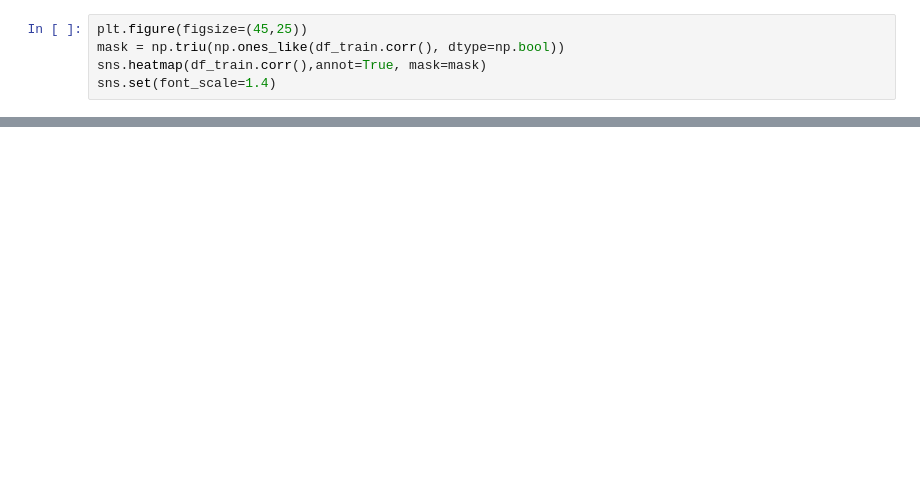
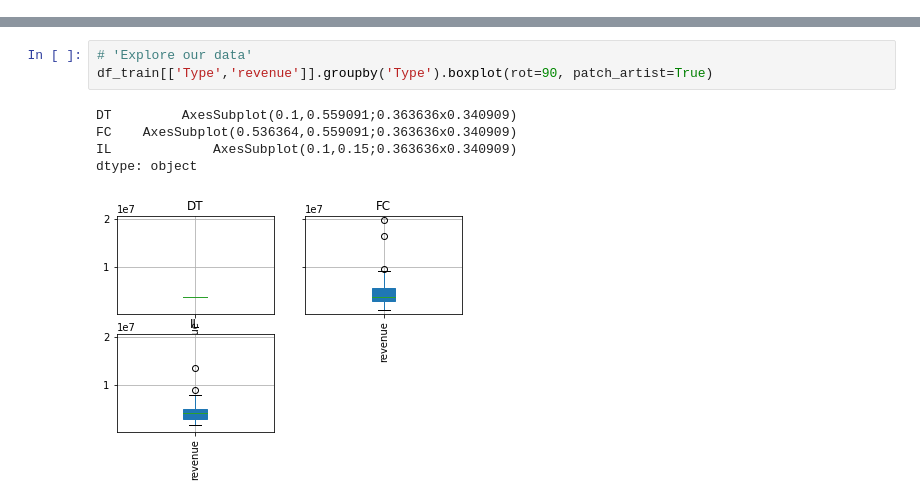
Before and after one commit to Davis-Data-Science-Club/kaggle-workshops, a Jupyter notebook: workshop-1-making-a-competition-submission/submission.ipynb, the cells around one changed output, grey strips where cells are left out. Saved outputs shown, nothing was run; the diff lists cells and outputs as text; blank space fills up the shorter version.

```diff
--- a/workshop-1-making-a-competition-submission/submission.ipynb
+++ b/workshop-1-making-a-competition-submission/submission.ipynb
@@ -23,5 +0,0 @@ df_train.head()
-# %%
-plt.figure(figsize=(45,25))
-mask = np.triu(np.ones_like(df_train.corr(), dtype=np.bool))
-sns.heatmap(df_train.corr(),annot=True, mask=mask)
-sns.set(font_scale=1.4)
@@ -50,0 +70,9 @@ submission.head()
+# %%
+# 'Explore our data'
+df_train[['Type','revenue']].groupby('Type').boxplot(rot=90, patch_artist=True)
+# %% [output]
+DT         AxesSubplot(0.1,0.559091;0.363636x0.340909)
+FC    AxesSubplot(0.536364,0.559091;0.363636x0.340909)
+IL             AxesSubplot(0.1,0.15;0.363636x0.340909)
+dtype: object
+[figure, added]
```
Also changed, not shown: parts of 25 cells of this notebook, 3 other files.
